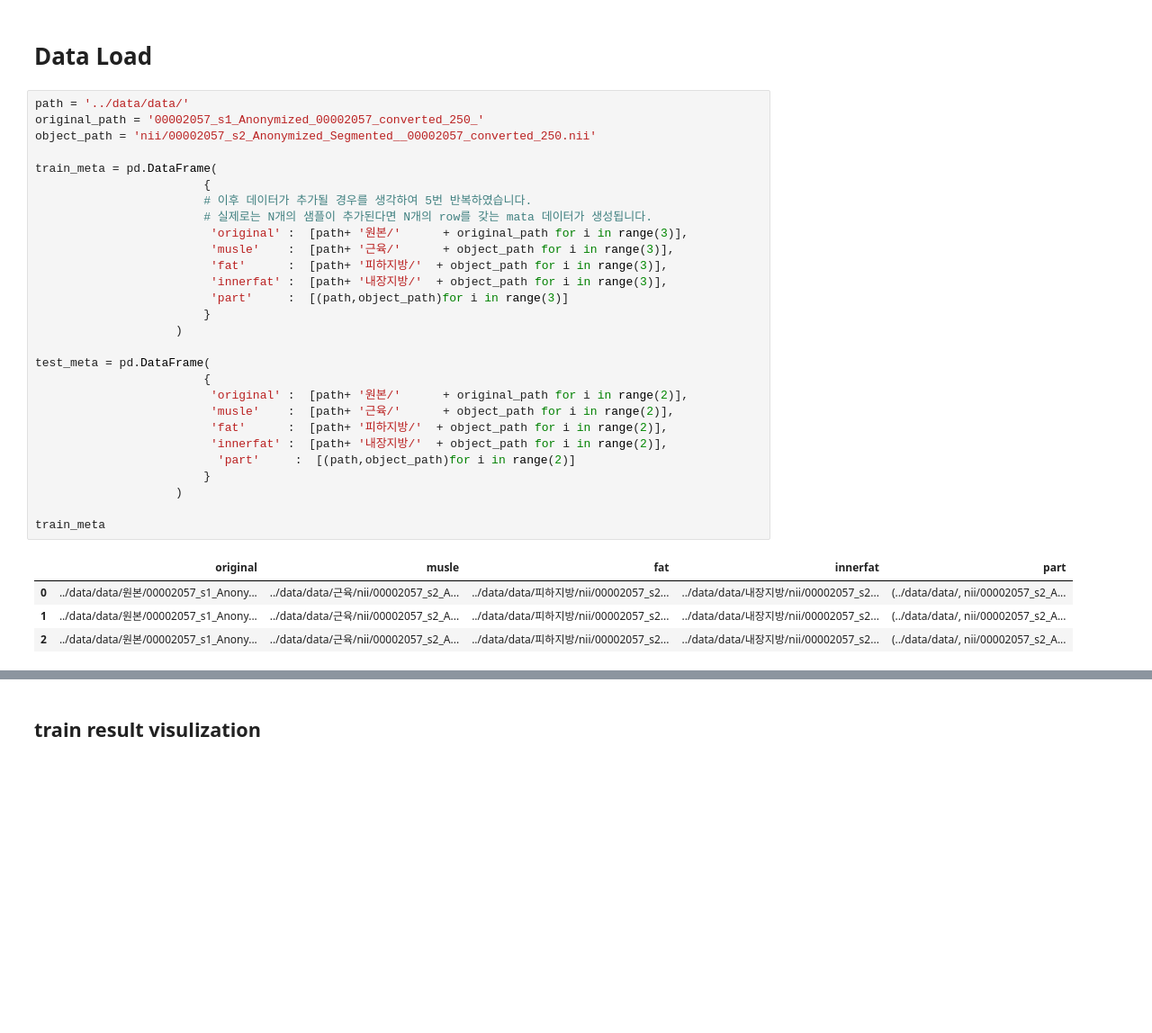
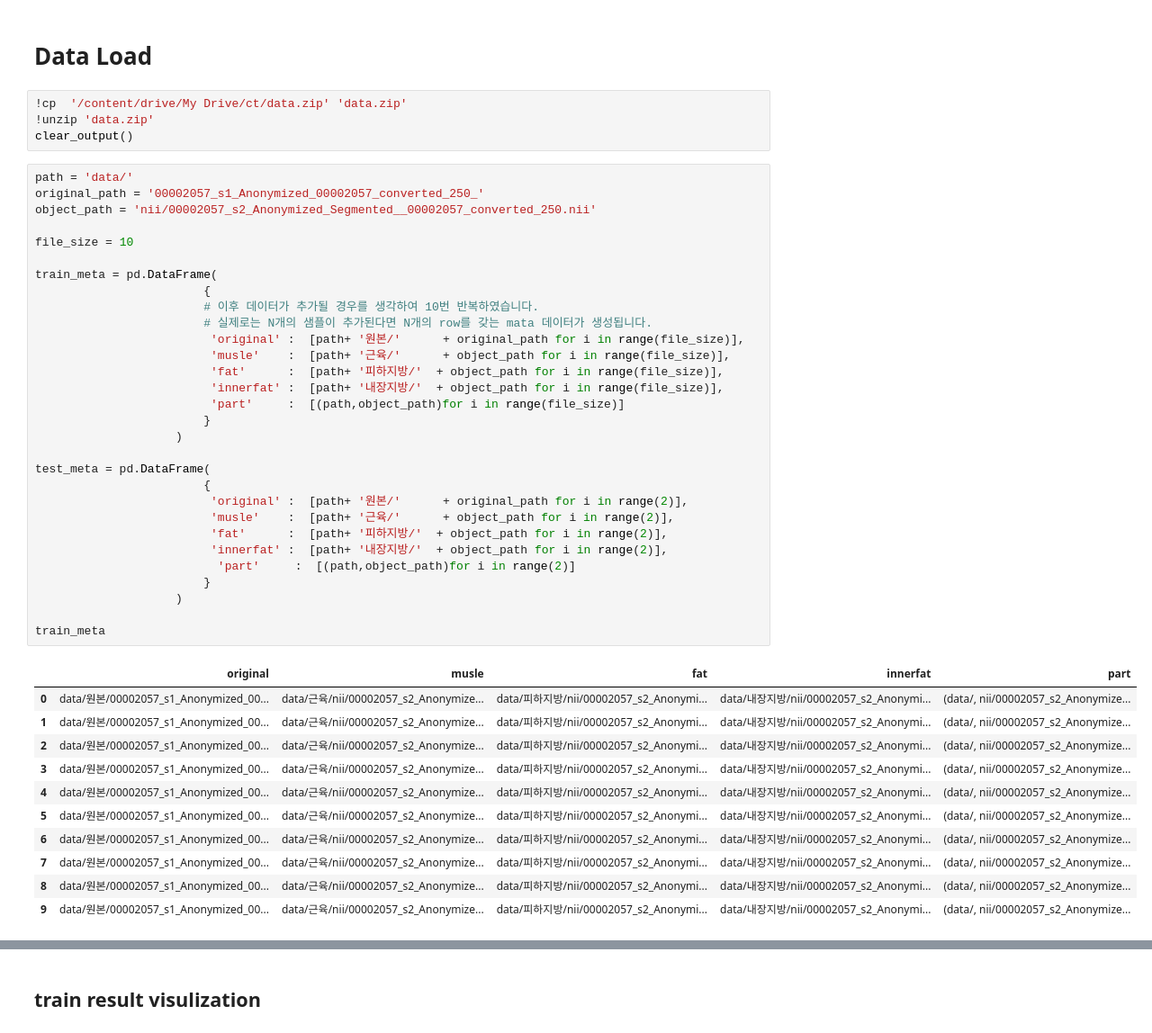
Before and after one commit to dacon-ai/torso-ct, a Jupyter notebook: ct_unet_torch.ipynb, the cells around one changed output, grey strips where cells are left out. Shown: that part at 90% size. Drawn from its saved outputs; the diff is of its cells as text; blank space fills up the shorter version.

```diff
--- a/ct_unet_torch.ipynb
+++ b/ct_unet_torch.ipynb
@@ -66,36 +69,49 @@ torch.cuda.manual_seed(seed)
 device = torch.device('cuda' if torch.cuda.is_available() else 'cpu')
 # %% [markdown]
 # Data Load
+# %%
+!cp  '/content/drive/My Drive/ct/data.zip' 'data.zip'
+!unzip 'data.zip'
+clear_output()
 # %%
-path = '../data/data/'
+path = 'data/'
 original_path = '00002057_s1_Anonymized_00002057_converted_250_'
 object_path = 'nii/00002057_s2_Anonymized_Segmented__00002057_converted_250.nii'
 
+file_size = 10
+
 train_meta = pd.DataFrame(
                         {
-                        # 이후 데이터가 추가될 경우를 생각하여 5번 반복하였습니다.
+                        # 이후 데이터가 추가될 경우를 생각하여 10번 반복하였습니다.
                         # 실제로는 N개의 샘플이 추가된다면 N개의 row를 갖는 mata 데이터가 생성됩니다.
-                         'original' :  [path+ '원본/'      + original_path for i in range(3)],
-                         'musle'    :  [path+ '근육/'      + object_path for i in range(3)],
-                         'fat'      :  [path+ '피하지방/'  + object_path for i in range(3)],
-                         'innerfat' :  [path+ '내장지방/'  + object_path for i in range(3)],
-                         'part'     :  [(path,object_path)for i in range(3)]
+                         'original' :  [path+ '원본/'      + original_path for i in range(file_size)],
+                         'musle'    :  [path+ '근육/'      + object_path for i in range(file_size)],
+                         'fat'      :  [path+ '피하지방/'  + object_path for i in range(file_size)],
+                         'innerfat' :  [path+ '내장지방/'  + object_path for i in range(file_size)],
+                         'part'     :  [(path,object_path)for i in range(file_size)]
                         }
                     )
 
 test_meta = pd.DataFrame(
                         {
                          'original' :  [path+ '원본/'      + original_path for i in range(2)],
                          'musle'    :  [path+ '근육/'      + object_path for i in range(2)],
                          'fat'      :  [path+ '피하지방/'  + object_path for i in range(2)],
                          'innerfat' :  [path+ '내장지방/'  + object_path for i in range(2)],
                           'part'     :  [(path,object_path)for i in range(2)]
                         }
                     )
 
 train_meta
 # %% [output]
 |  | original | musle | fat | innerfat | part |
-| 0 | ../data/data/원본/00002057_s1_Anony... | ../data/data/근육/nii/00002057_s2_A... | ../data/data/피하지방/nii/00002057_s2... | ../data/data/내장지방/nii/00002057_s2... | (../data/data/, nii/00002057_s2_A... |
-| 1 | ../data/data/원본/00002057_s1_Anony... | ../data/data/근육/nii/00002057_s2_A... | ../data/data/피하지방/nii/00002057_s2... | ../data/data/내장지방/nii/00002057_s2... | (../data/data/, nii/00002057_s2_A... |
-| 2 | ../data/data/원본/00002057_s1_Anony... | ../data/data/근육/nii/00002057_s2_A... | ../data/data/피하지방/nii/00002057_s2... | ../data/data/내장지방/nii/00002057_s2... | (../data/data/, nii/00002057_s2_A... |
+| 0 | data/원본/00002057_s1_Anonymized_00... | data/근육/nii/00002057_s2_Anonymize... | data/피하지방/nii/00002057_s2_Anonymi... | data/내장지방/nii/00002057_s2_Anonymi... | (data/, nii/00002057_s2_Anonymize... |
+| 1 | data/원본/00002057_s1_Anonymized_00... | data/근육/nii/00002057_s2_Anonymize... | data/피하지방/nii/00002057_s2_Anonymi... | data/내장지방/nii/00002057_s2_Anonymi... | (data/, nii/00002057_s2_Anonymize... |
+| 2 | data/원본/00002057_s1_Anonymized_00... | data/근육/nii/00002057_s2_Anonymize... | data/피하지방/nii/00002057_s2_Anonymi... | data/내장지방/nii/00002057_s2_Anonymi... | (data/, nii/00002057_s2_Anonymize... |
+| 3 | data/원본/00002057_s1_Anonymized_00... | data/근육/nii/00002057_s2_Anonymize... | data/피하지방/nii/00002057_s2_Anonymi... | data/내장지방/nii/00002057_s2_Anonymi... | (data/, nii/00002057_s2_Anonymize... |
+| 4 | data/원본/00002057_s1_Anonymized_00... | data/근육/nii/00002057_s2_Anonymize... | data/피하지방/nii/00002057_s2_Anonymi... | data/내장지방/nii/00002057_s2_Anonymi... | (data/, nii/00002057_s2_Anonymize... |
+| 5 | data/원본/00002057_s1_Anonymized_00... | data/근육/nii/00002057_s2_Anonymize... | data/피하지방/nii/00002057_s2_Anonymi... | data/내장지방/nii/00002057_s2_Anonymi... | (data/, nii/00002057_s2_Anonymize... |
+| 6 | data/원본/00002057_s1_Anonymized_00... | data/근육/nii/00002057_s2_Anonymize... | data/피하지방/nii/00002057_s2_Anonymi... | data/내장지방/nii/00002057_s2_Anonymi... | (data/, nii/00002057_s2_Anonymize... |
+| 7 | data/원본/00002057_s1_Anonymized_00... | data/근육/nii/00002057_s2_Anonymize... | data/피하지방/nii/00002057_s2_Anonymi... | data/내장지방/nii/00002057_s2_Anonymi... | (data/, nii/00002057_s2_Anonymize... |
+| 8 | data/원본/00002057_s1_Anonymized_00... | data/근육/nii/00002057_s2_Anonymize... | data/피하지방/nii/00002057_s2_Anonymi... | data/내장지방/nii/00002057_s2_Anonymi... | (data/, nii/00002057_s2_Anonymize... |
+| 9 | data/원본/00002057_s1_Anonymized_00... | data/근육/nii/00002057_s2_Anonymize... | data/피하지방/nii/00002057_s2_Anonymi... | data/내장지방/nii/00002057_s2_Anonymi... | (data/, nii/00002057_s2_Anonymize... |
```
Also changed, not shown: parts of 25 cells of this notebook.
